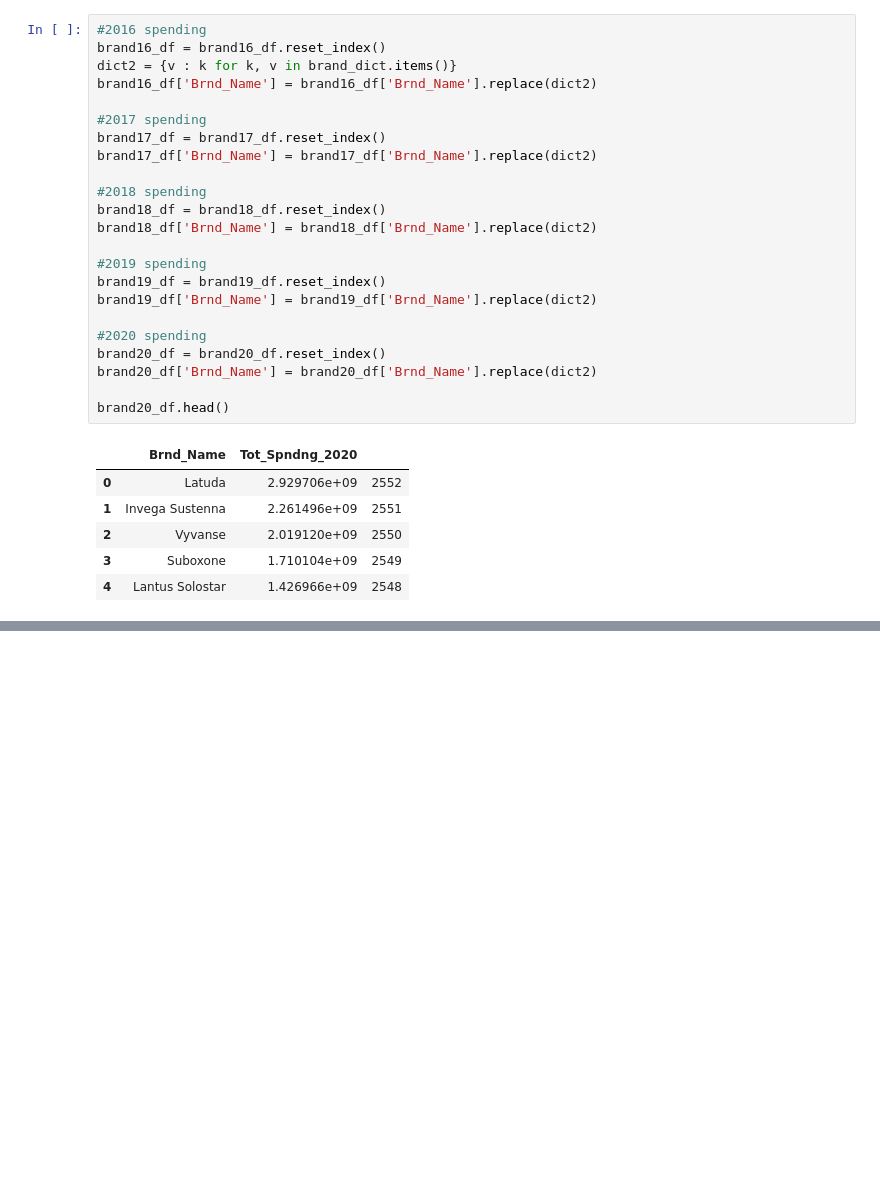
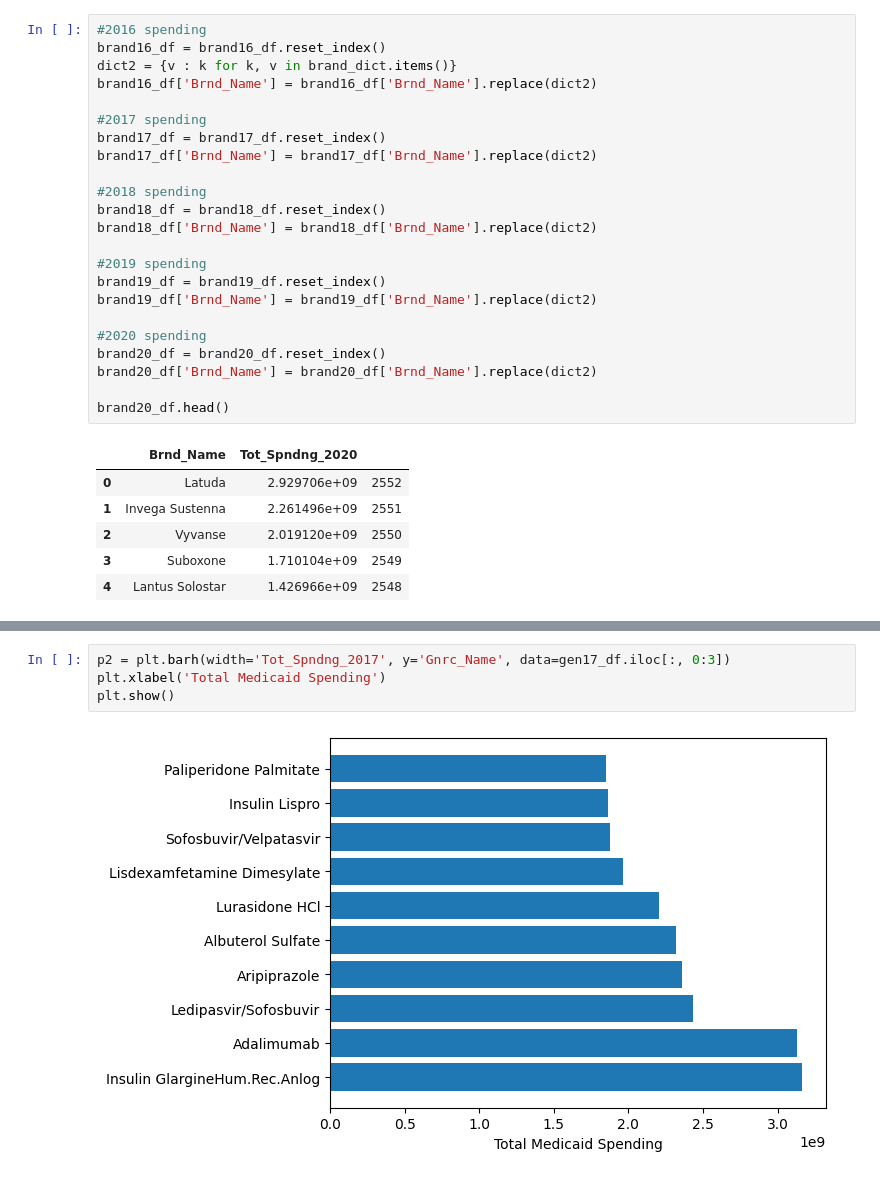
Before and after one commit to yandiwu/medicaidspending, a Jupyter notebook: Medicaid Spending .ipynb, the cells around one changed output, grey strips where cells are left out. Drawn from its saved outputs; the diff is of its cells as text; blank space fills up the shorter version.

```diff
--- a/Medicaid Spending .ipynb
+++ b/Medicaid Spending .ipynb
@@ -599,0 +709,6 @@ plt.show()
+# %%
+p2 = plt.barh(width='Tot_Spndng_2017', y='Gnrc_Name', data=gen17_df.iloc[:, 0:3])
+plt.xlabel('Total Medicaid Spending')
+plt.show()
+# %% [output]
+[figure, added]
```
Also changed, not shown: parts of 38 cells of this notebook.
